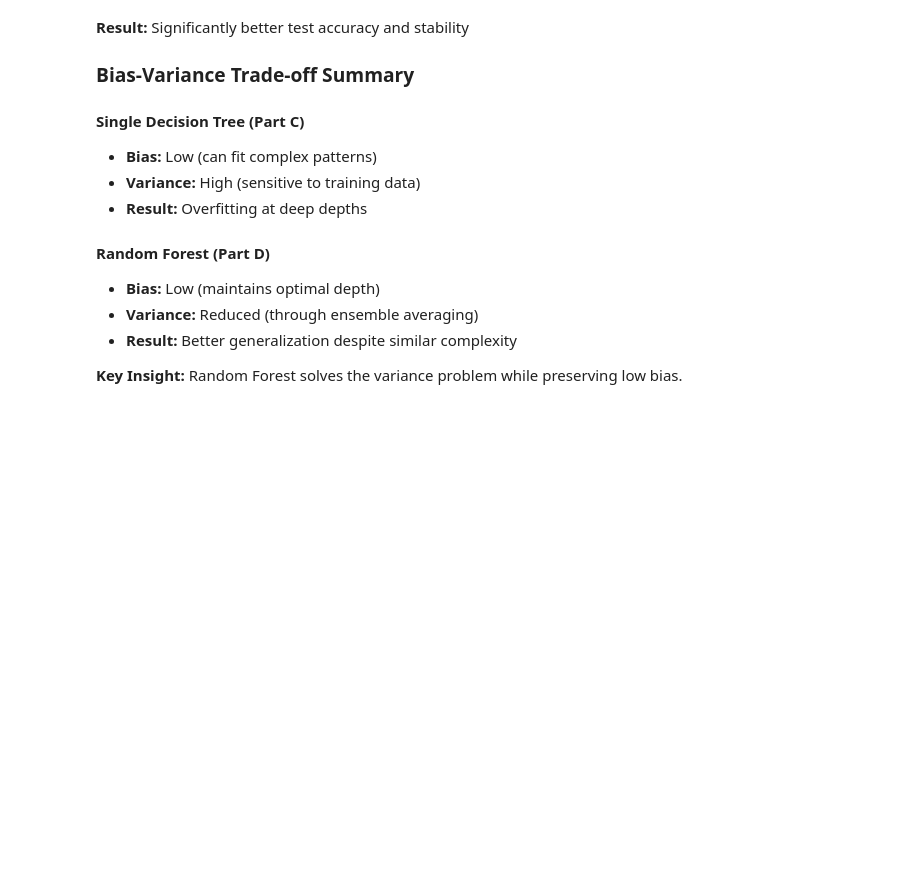
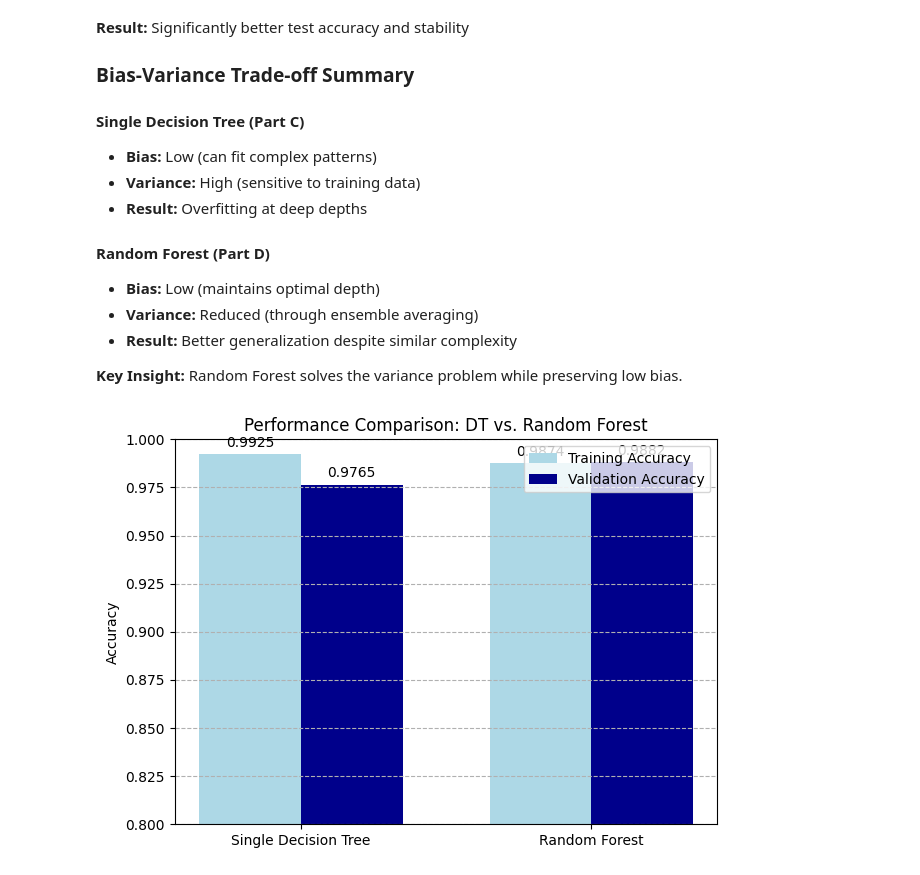
Before and after one commit to Nour-Azab/ML_Lab3, a Jupyter notebook: LAB3.ipynb, the cells around one changed output. Drawn from its saved outputs; the diff is of its cells as text; code cells hidden in the pictures; blank space fills up the shorter version.

Commit message:
added comparisons

```diff
--- a/LAB3.ipynb
+++ b/LAB3.ipynb
@@ -2352,3 +2365,58 @@ Find the optimal Random Forest configuration that maximizes test set performance
 - **Result:** Better generalization despite similar complexity
 
 **Key Insight:** Random Forest solves the variance problem while preserving low bias.
+# %%
+import matplotlib.pyplot as plt
+import pandas as pd
+import numpy as np
+
+
+dt_history_df = pd.DataFrame(history)
+# Find the best DT model based on validation accuracy
+best_dt_row = dt_history_df.loc[dt_history_df['val_acc'].idxmax()]
+best_dt_train_acc = best_dt_row['train_acc']
+best_dt_val_acc = best_dt_row['val_acc']
+
+rf_tuning_df = pd.DataFrame(tuning_history)
+# Find the best RF model based on validation accuracy
+best_rf_row = rf_tuning_df.loc[rf_tuning_df['val_acc'].idxmax()]
+best_rf_train_acc = best_rf_row['train_acc']
+best_rf_val_acc = best_rf_row['val_acc']
+
+
+
+models = ['Single Decision Tree', 'Random Forest']
+train_accs = [best_dt_train_acc, best_rf_train_acc]
+val_accs = [best_dt_val_acc, best_rf_val_acc]
+
+x = np.arange(len(models))  # the label locations
+width = 0.35  # the width of the bars
+
+fig, ax = plt.subplots(figsize=(7, 5))
+rects1 = ax.bar(x - width/2, train_accs, width, label='Training Accuracy', color='lightblue')
+rects2 = ax.bar(x + width/2, val_accs, width, label='Validation Accuracy', color='darkblue')
+
+
+ax.set_ylabel('Accuracy')
+ax.set_title('Performance Comparison: DT vs. Random Forest')
+ax.set_xticks(x)
+ax.set_xticklabels(models)
+ax.legend()
+ax.set_ylim(0.8, 1.0)
+
+def autolabel(rects):
+    for rect in rects:
+        height = rect.get_height()
+        ax.annotate(f'{height:.4f}',
+                    xy=(rect.get_x() + rect.get_width() / 2, height),
+                    xytext=(0, 3),
+                    textcoords="offset points",
+                    ha='center', va='bottom')
+
+autolabel(rects1)
+autolabel(rects2)
+
+plt.grid(axis='y', linestyle='--')
+plt.show()
+# %% [output]
+[figure, added]
```
Also changed, not shown: parts of 3 cells of this notebook.
